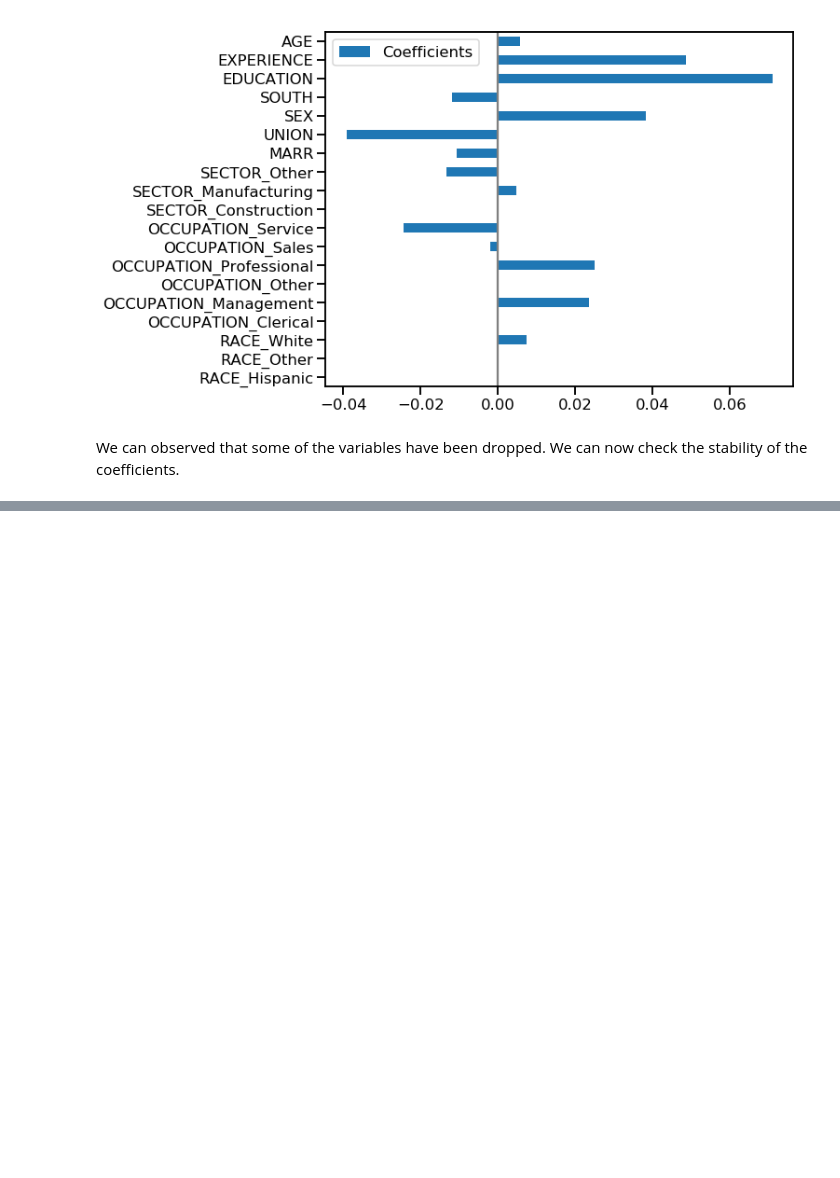
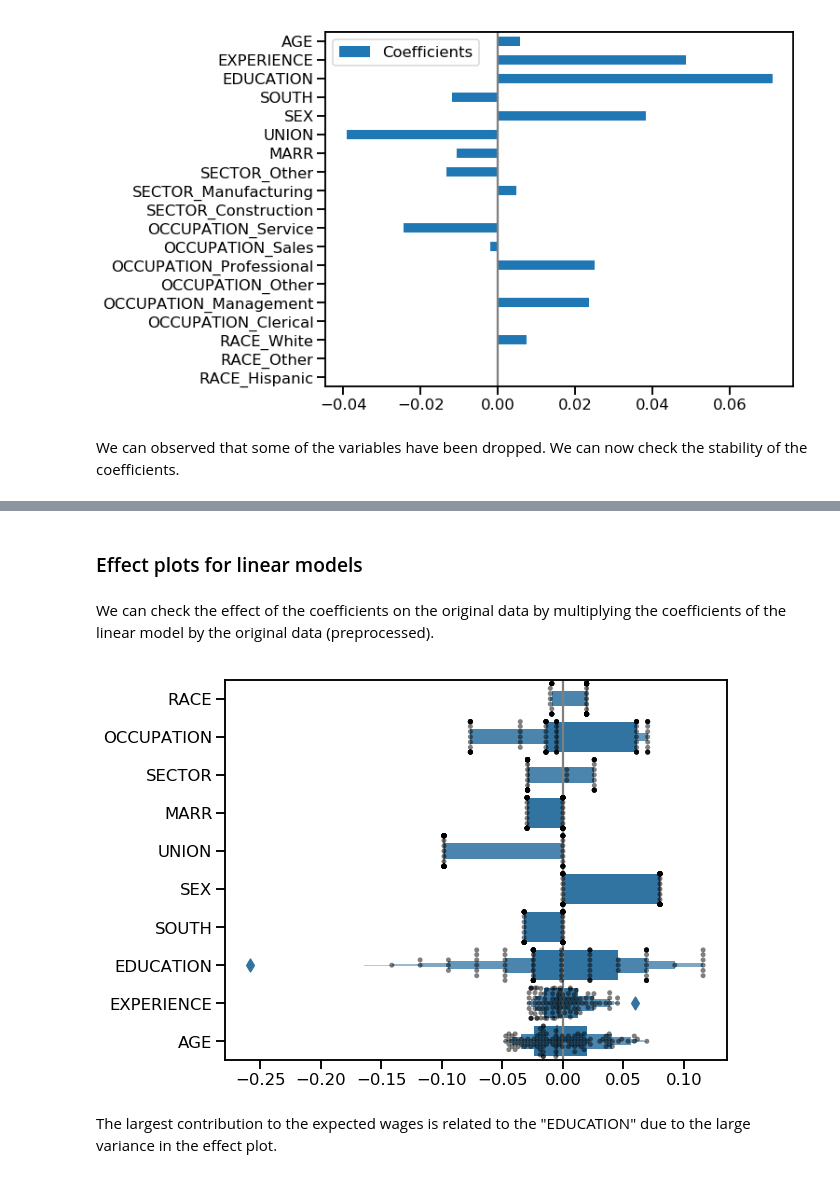
Before and after one commit to glemaitre/scikit-learn-workshop-2019, a Jupyter notebook: notebook.ipynb, the cells around one changed output, grey strips where cells are left out. Saved outputs shown, nothing was run; the diff lists cells and outputs as text; code cells hidden in the pictures; blank space fills up the shorter version.

```diff
--- a/notebook.ipynb
+++ b/notebook.ipynb
@@ -882,0 +876,2 @@ Accuracy on test data with features removed: 0.97
+# %% [markdown]
+### Effect plots for linear models
@@ -882,0 +906,35 @@ Accuracy on test data with features removed: 0.97
+# %%
+feature_names = (model.named_steps['columntransformer']
+                      .named_transformers_['onehotencoder']
+                      .get_feature_names(input_features=categorical_columns))
+feature_names = np.hstack([feature_names, binary_columns, numerical_columns])
+# %% [markdown]
+We can check the effect of the coefficients on the original data by multiplying the coefficients of the linear model by the original data (preprocessed).
+# %%
+X_train_preprocessed = pd.DataFrame(
+    model.named_steps['columntransformer'].transform(X_train),
+    columns=feature_names
+)
+effect = X_train_preprocessed * model.named_steps['transformedtargetregressor'].regressor_.coef_
+
+# For the categorical variable, we can inverse the one-hot encoding since only one of the category will be non-null
+effect_decoded = {}
+for cat in categorical_columns:
+    cat_cols = effect.columns.str.contains(cat)
+    effect_cat = effect.loc[:, cat_cols]
+    idx_filter = (effect_cat != 0).values
+    effect_decoded[cat] = effect_cat.values[idx_filter]
+# For the other columns, we don't need to inverse any embedding
+for col in binary_columns + numerical_columns:
+    effect_decoded[col] = effect[col]
+effect = pd.DataFrame(effect_decoded)
+# %%
+plt.figure(figsize=(9, 7))
+# subsample for the swarmplot
+sns.swarmplot(data=effect.sample(100), orient='h', color='k', alpha=0.5)
+sns.boxenplot(data=effect, orient='h', color='C0')
+plt.axvline(x=0, color='.5');
+# %% [output]
+[figure, added]
+# %% [markdown]
+The largest contribution to the expected wages is related to the "EDUCATION" due to the large variance in the effect plot.
```
Also changed, not shown: parts of 14 cells of this notebook.
